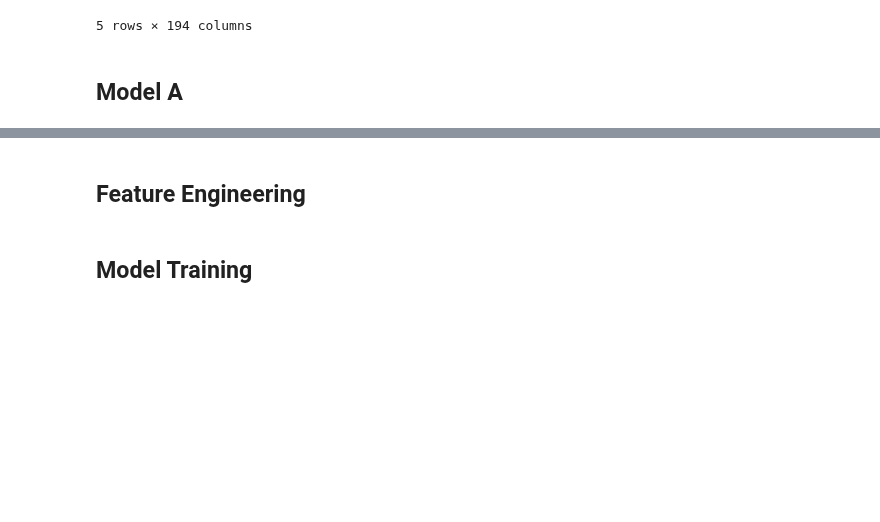
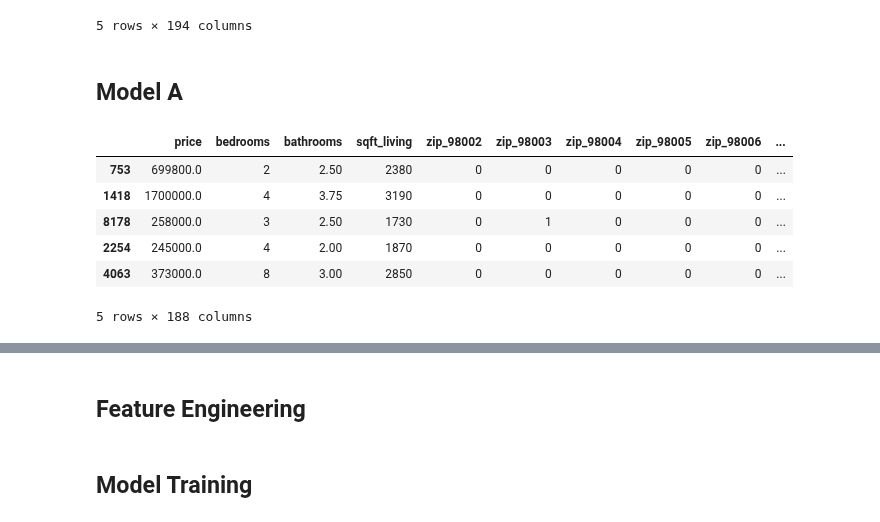
Before and after one commit to jmg0144/Housing-Linear-Regression-Analysis, a Jupyter notebook: home-sales-analysis.ipynb, the cells around one changed output, grey strips where cells are left out. Drawn from its saved outputs; the diff is of its cells as text; code cells hidden in the pictures; blank space fills up the shorter version.

```diff
--- a/home-sales-analysis.ipynb
+++ b/home-sales-analysis.ipynb
@@ -262,0 +261,11 @@ df_dummies.head()
+# %%
+simple_model_ols = pd.concat([price, bedrooms, bathrooms, sqft_living, zip_dummies, yr_dummies], axis=1)
+simple_model_ols.head()
+# %% [output]
+|  | price | bedrooms | bathrooms | sqft_living | zip_98002 | zip_98003 | zip_98004 | zip_98005 | zip_98006 | ... |
+| 753 | 699800.0 | 2 | 2.50 | 2380 | 0 | 0 | 0 | 0 | 0 | ... |
+| 1418 | 1700000.0 | 4 | 3.75 | 3190 | 0 | 0 | 0 | 0 | 0 | ... |
+| 8178 | 258000.0 | 3 | 2.50 | 1730 | 0 | 1 | 0 | 0 | 0 | ... |
+| 2254 | 245000.0 | 4 | 2.00 | 1870 | 0 | 0 | 0 | 0 | 0 | ... |
+| 4063 | 373000.0 | 8 | 3.00 | 2850 | 0 | 0 | 0 | 0 | 0 | ... |
+5 rows × 188 columns
```
Also changed, not shown: parts of 11 cells of this notebook.
